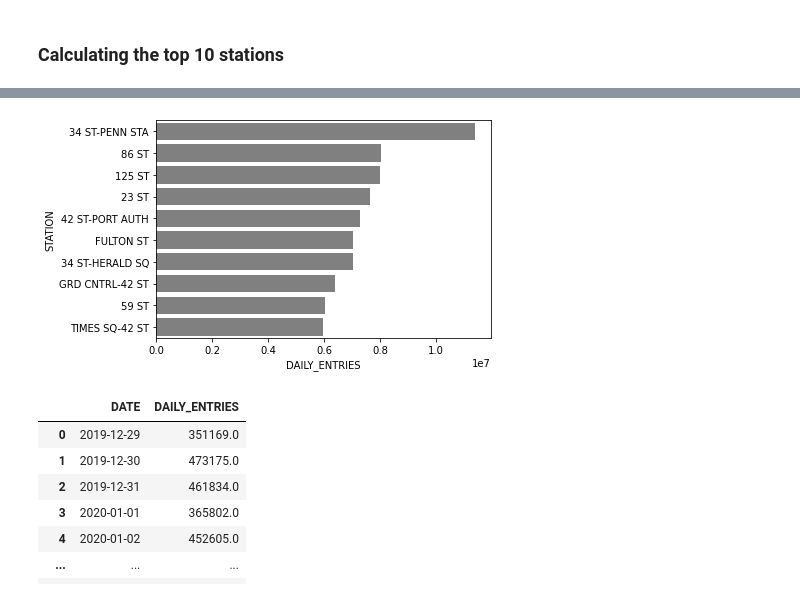
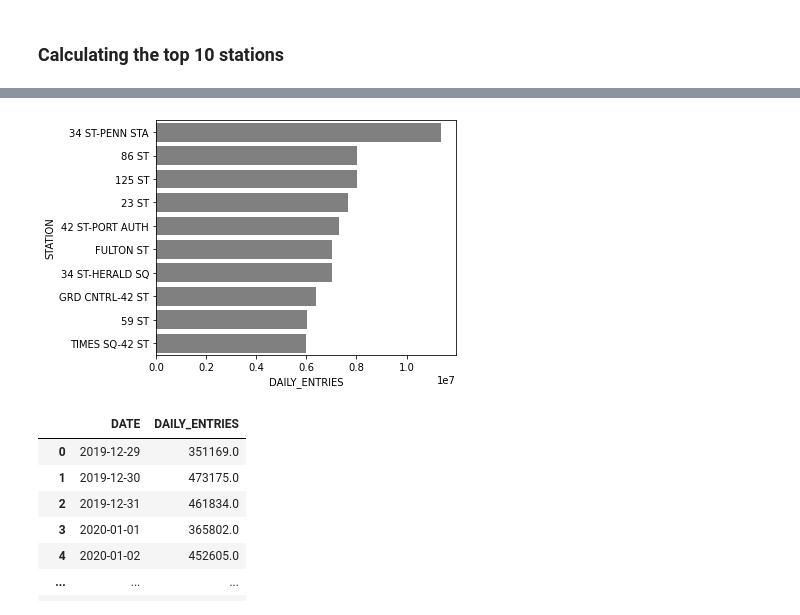
Before and after one commit to andrewdouglassmith1/MTA_Project, a Jupyter notebook: MTA_Analysis.ipynb, the cells around one changed output, grey strips where cells are left out. Saved outputs shown, nothing was run; the diff lists cells and outputs as text; code cells hidden in the pictures.

```diff
--- a/MTA_Analysis.ipynb
+++ b/MTA_Analysis.ipynb
@@ -544,8 +543,9 @@ top10_stations
 # %%
 totals_plot = sns.barplot(x = 'DAILY_ENTRIES', y = "STATION",data=top10_stations,color="gray")
-plt.savefig('cumulative_top_10.svg')
+plt.tight_layout()
+plt.savefig('cumulative_top_10.png')
 # %% [output]
-[figure, old version]
+[figure, new version]
 # %%
 # summing daily rides for the top 10 stations
 
```
Also changed, not shown: parts of 18 cells of this notebook.
